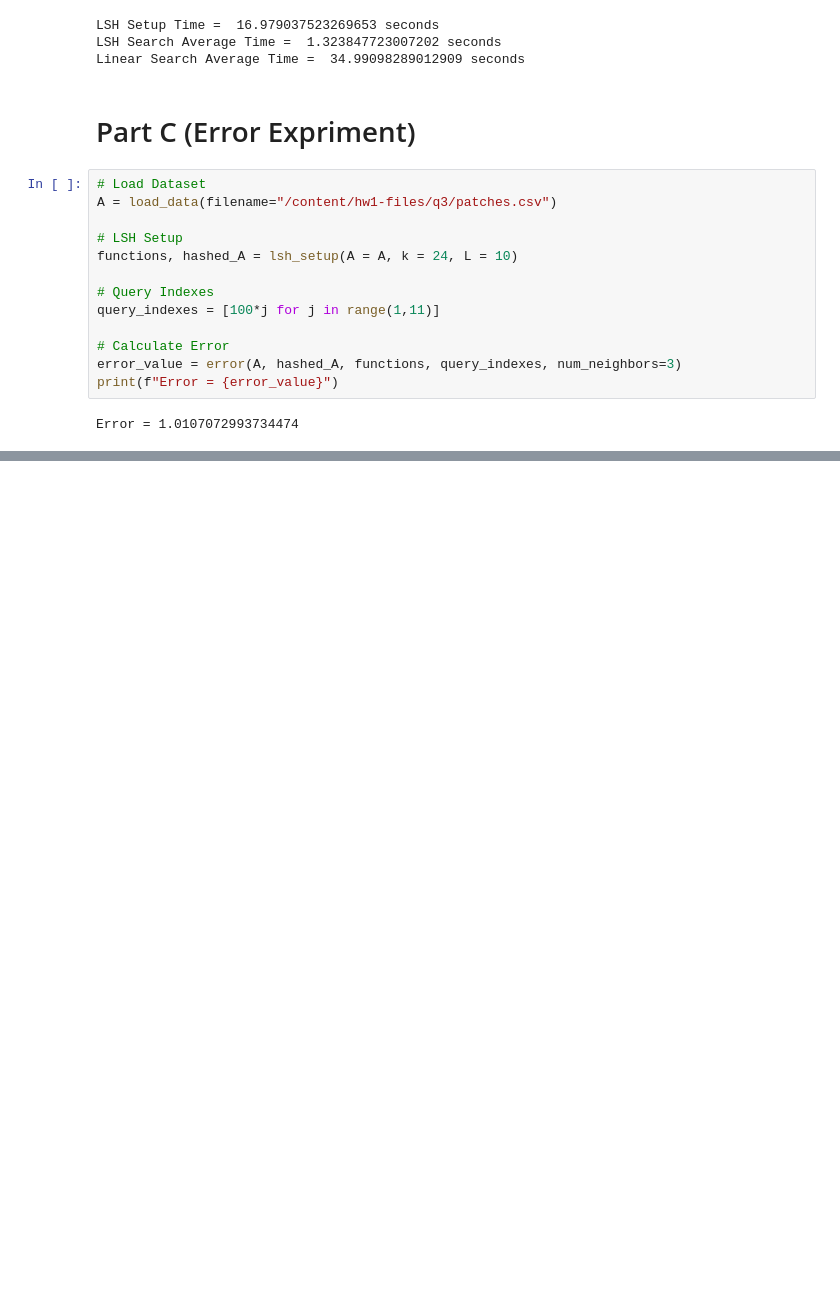
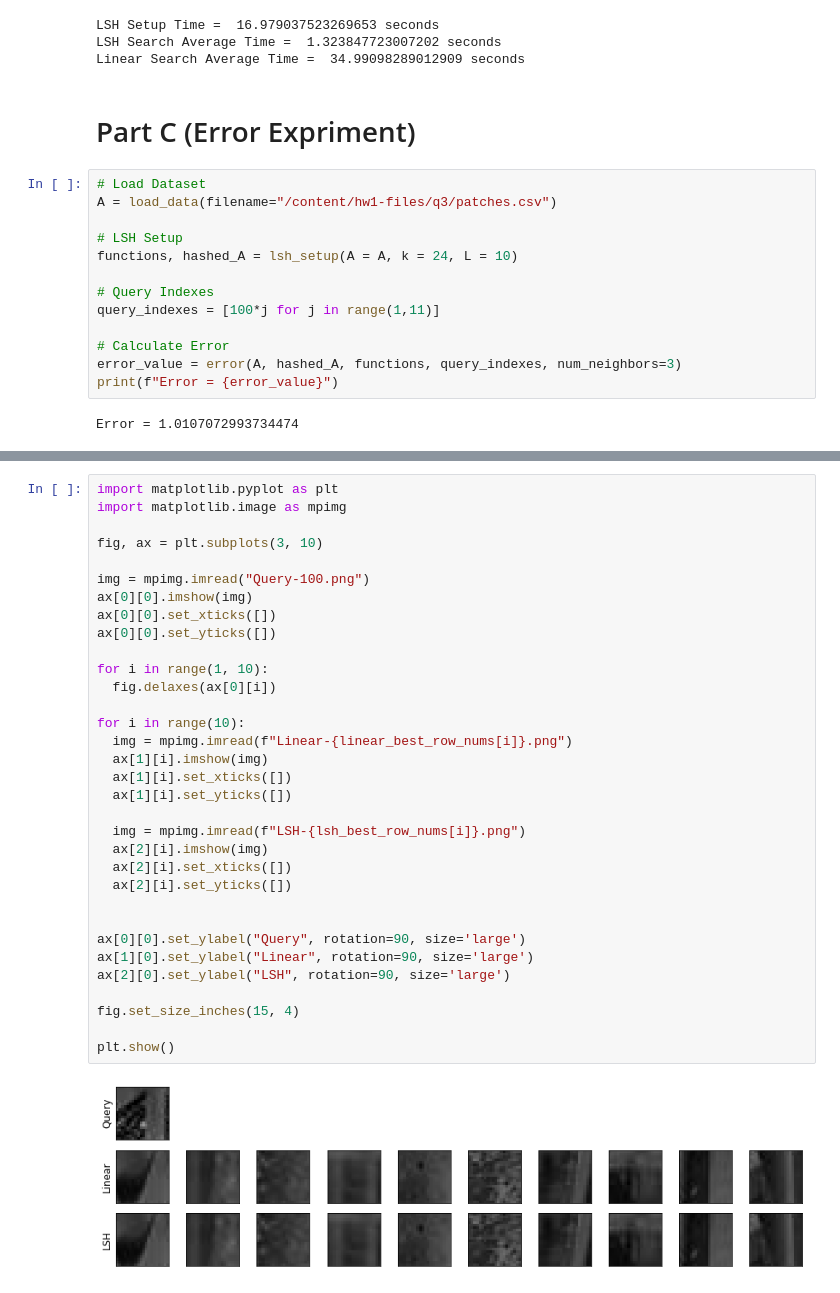
Before and after one commit to AUT-Student/BigData-HW1, a Jupyter notebook: BigData_HW1_Q3.ipynb, the cells around one changed output, grey strips where cells are left out. Drawn from its saved outputs; the diff is of its cells as text; blank space fills up the shorter version.

```diff
--- a/BigData_HW1_Q3.ipynb
+++ b/BigData_HW1_Q3.ipynb
@@ -235,0 +315,35 @@ Error = 1.0107072993734474
+# %%
+import matplotlib.pyplot as plt
+import matplotlib.image as mpimg
+
+fig, ax = plt.subplots(3, 10)
+
+img = mpimg.imread("Query-100.png")
+ax[0][0].imshow(img)
+ax[0][0].set_xticks([])
+ax[0][0].set_yticks([])
+
+for i in range(1, 10):
+  fig.delaxes(ax[0][i])
+
+for i in range(10):
+  img = mpimg.imread(f"Linear-{linear_best_row_nums[i]}.png")
+  ax[1][i].imshow(img)
+  ax[1][i].set_xticks([])
+  ax[1][i].set_yticks([])
+
+  img = mpimg.imread(f"LSH-{lsh_best_row_nums[i]}.png")
+  ax[2][i].imshow(img)
+  ax[2][i].set_xticks([])
+  ax[2][i].set_yticks([])
+
+
+ax[0][0].set_ylabel("Query", rotation=90, size='large')
+ax[1][0].set_ylabel("Linear", rotation=90, size='large')
+ax[2][0].set_ylabel("LSH", rotation=90, size='large')
+
+fig.set_size_inches(15, 4)
+
+plt.show()
+# %% [output]
+[figure, added]
```
Also changed, not shown: parts of 8 cells of this notebook.
